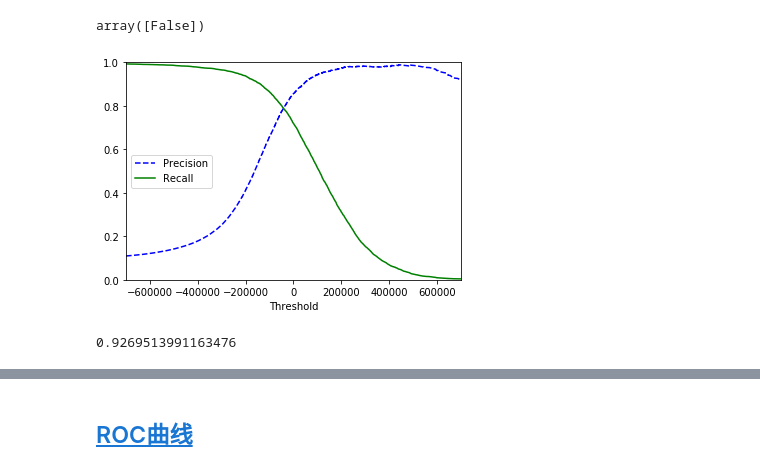
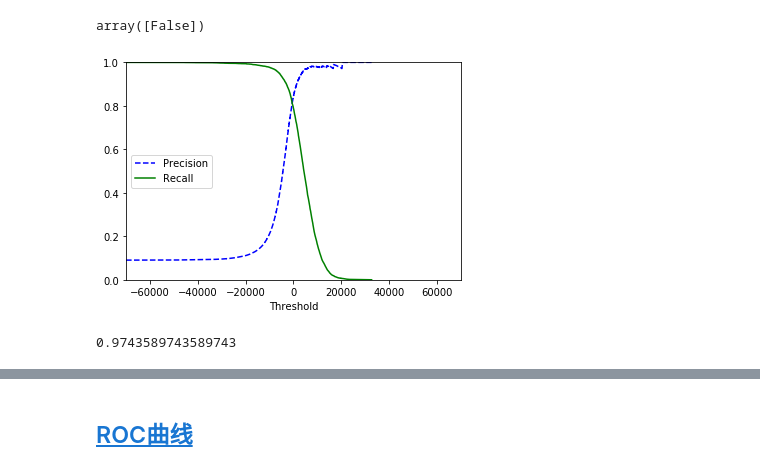
Before and after one commit to coldJune/machineLearning, a Jupyter notebook: handson-ml/Classification.ipynb, the cells around one changed output, grey strips where cells are left out. Drawn from its saved outputs; the diff is of its cells as text; code cells hidden in the pictures.

```diff
--- a/handson-ml/Classification.ipynb
+++ b/handson-ml/Classification.ipynb
@@ -65,7 +65,7 @@ y_test_5 = (y_test == 5)
 #训练
 from sklearn.linear_model import SGDClassifier
 
-sgd_clf = SGDClassifier(random_state=42) #设置random_state来取得有复验性的结果
+sgd_clf = SGDClassifier(random_state=42, max_iter=300, tol=1e-3) #设置random_state来取得有复验性的结果
 sgd_clf.fit(X_train, y_train_5)
 # %% [output]
 SGDClassifier(alpha=0.0001, average=False, class_weight=None,
@@ -166,27 +166,27 @@ y_scores = cross_val_predict(sgd_clf, X_train, y_train_5, cv=3, method="decision
 # %%
 # 画出准确率和召回率的曲线
 from sklearn.metrics import precision_recall_curve
 
 precisions, recalls, thresholds = precision_recall_curve(y_train_5, y_scores)
 
 def plot_precision_recall_vs_threshold(precisions, recalls, thresholds):
     plt.plot(thresholds, precisions[:-1], "b--", label="Precision")
     plt.plot(thresholds, recalls[:-1], "g-", label="Recall")
     plt.xlabel("Threshold")
     plt.legend(loc="center left")
     plt.ylim([0, 1])
-    plt.xlim([-700000, 700000])
+    plt.xlim([-70000, 70000])
 
 plot_precision_recall_vs_threshold(precisions, recalls, thresholds)
 plt.show()
 # %% [output]
-[figure, old version]
+[figure, new version]
 # %%
 #90%precision
-y_train_pred_90 = (y_scores > 70000)
+y_train_pred_90 = (y_scores > 20000)
 precision_score(y_train_5, y_train_pred_90)
 # %% [output]
-0.9269513991163476
+0.9743589743589743
 # %%
 recall_score(y_train_5, y_train_pred_90)
 # %% [output]
```
Also changed, not shown: parts of 26 cells of this notebook.
